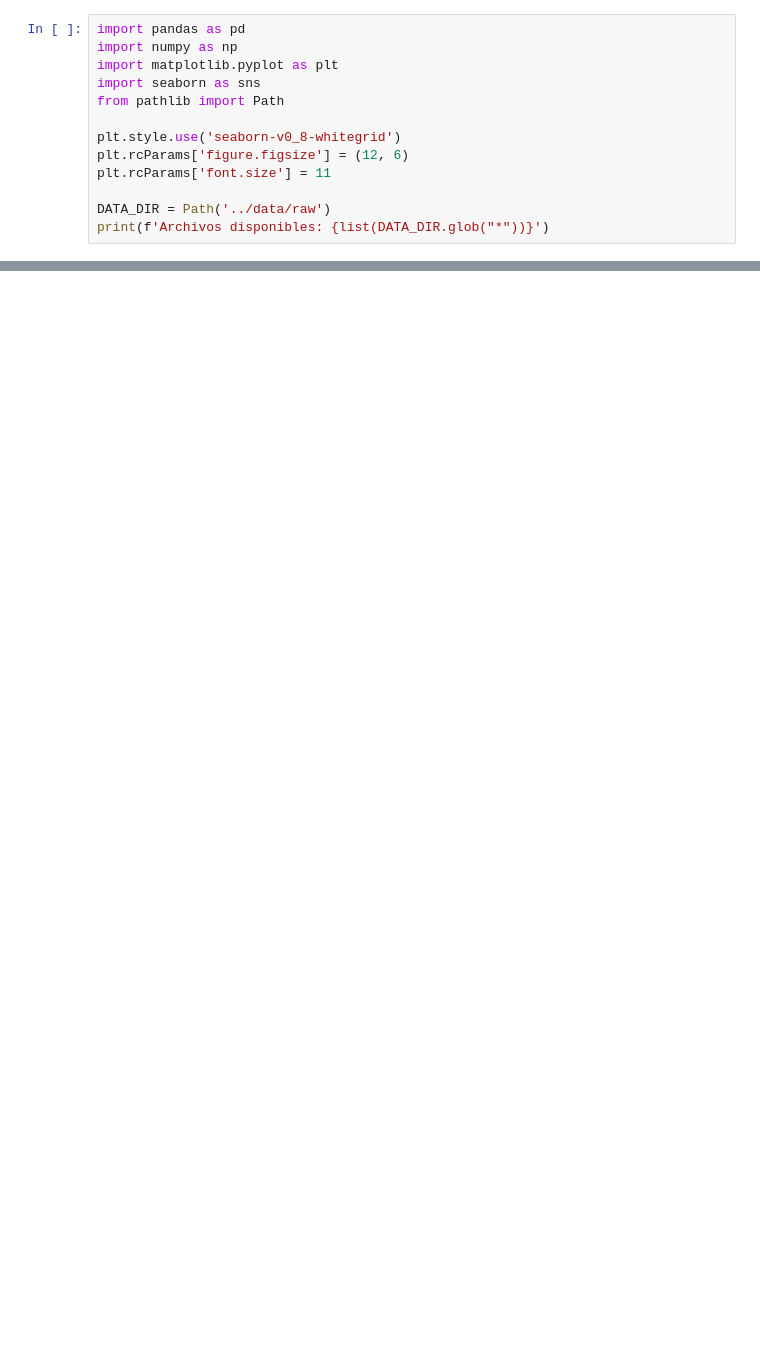
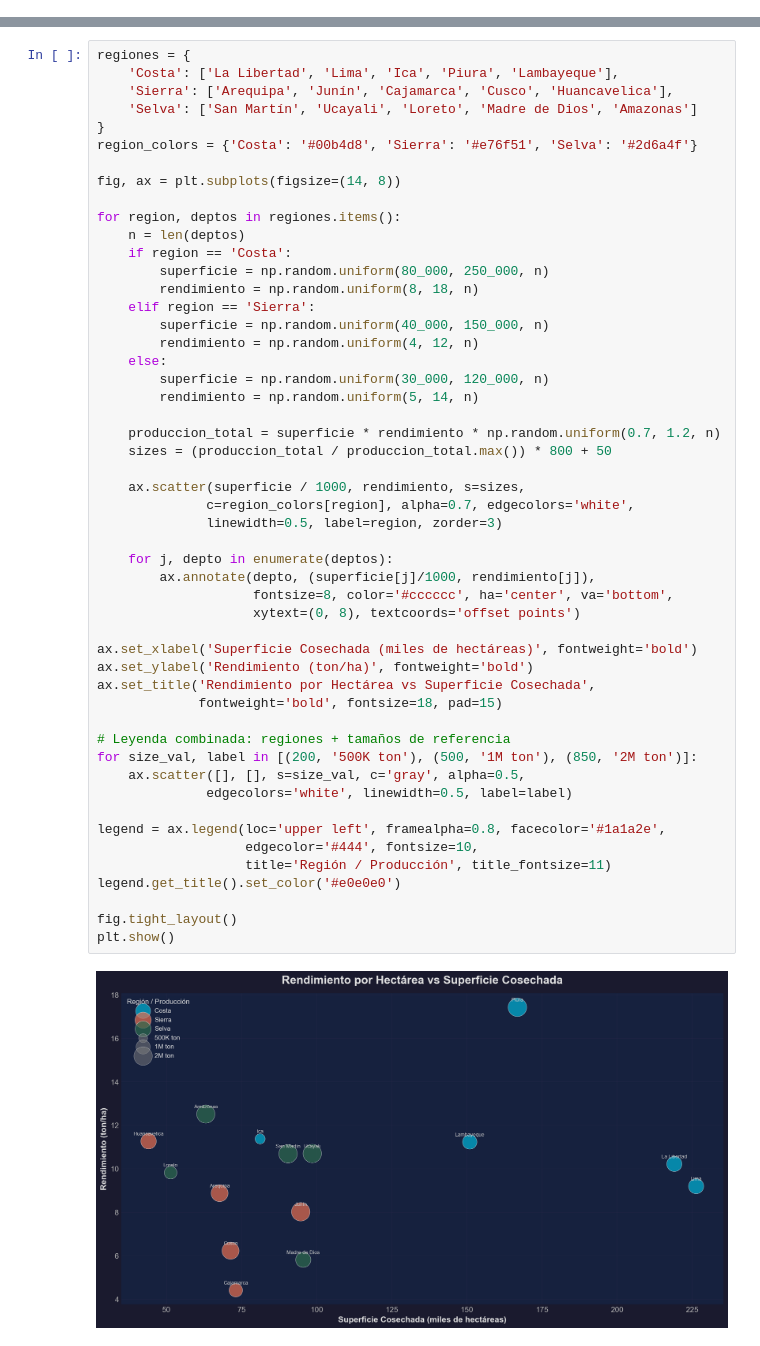
Before and after one commit to giansocial/etl-midagri-peru, a Jupyter notebook: notebooks/01_analisis_exploratorio.ipynb, the cells around one changed output, grey strips where cells are left out. Drawn from its saved outputs; the diff is of its cells as text; blank space fills up the shorter version.

```diff
--- a/notebooks/01_analisis_exploratorio.ipynb
+++ b/notebooks/01_analisis_exploratorio.ipynb
@@ -18,13 +0,0 @@ distribuciones, relaciones y anomalias antes de construir el pipeline ETL.
-# %%
-import pandas as pd
-import numpy as np
-import matplotlib.pyplot as plt
-import seaborn as sns
-from pathlib import Path
-
-plt.style.use('seaborn-v0_8-whitegrid')
-plt.rcParams['figure.figsize'] = (12, 6)
-plt.rcParams['font.size'] = 11
-
-DATA_DIR = Path('../data/raw')
-print(f'Archivos disponibles: {list(DATA_DIR.glob("*"))}')
@@ -225,0 +117,53 @@ for col in numeric_cols:
+# %%
+regiones = {
+    'Costa': ['La Libertad', 'Lima', 'Ica', 'Piura', 'Lambayeque'],
+    'Sierra': ['Arequipa', 'Junín', 'Cajamarca', 'Cusco', 'Huancavelica'],
+    'Selva': ['San Martín', 'Ucayali', 'Loreto', 'Madre de Dios', 'Amazonas']
+}
+region_colors = {'Costa': '#00b4d8', 'Sierra': '#e76f51', 'Selva': '#2d6a4f'}
+
+fig, ax = plt.subplots(figsize=(14, 8))
+
+for region, deptos in regiones.items():
+    n = len(deptos)
+    if region == 'Costa':
+        superficie = np.random.uniform(80_000, 250_000, n)
+        rendimiento = np.random.uniform(8, 18, n)
+    elif region == 'Sierra':
+        superficie = np.random.uniform(40_000, 150_000, n)
+        rendimiento = np.random.uniform(4, 12, n)
+    else:
+        superficie = np.random.uniform(30_000, 120_000, n)
+        rendimiento = np.random.uniform(5, 14, n)
+
+    produccion_total = superficie * rendimiento * np.random.uniform(0.7, 1.2, n)
+    sizes = (produccion_total / produccion_total.max()) * 800 + 50
+
+    ax.scatter(superficie / 1000, rendimiento, s=sizes,
+              c=region_colors[region], alpha=0.7, edgecolors='white',
+              linewidth=0.5, label=region, zorder=3)
+
+    for j, depto in enumerate(deptos):
+        ax.annotate(depto, (superficie[j]/1000, rendimiento[j]),
+                    fontsize=8, color='#cccccc', ha='center', va='bottom',
+                    xytext=(0, 8), textcoords='offset points')
+
+ax.set_xlabel('Superficie Cosechada (miles de hectáreas)', fontweight='bold')
+ax.set_ylabel('Rendimiento (ton/ha)', fontweight='bold')
+ax.set_title('Rendimiento por Hectárea vs Superficie Cosechada',
+             fontweight='bold', fontsize=18, pad=15)
+
+# Leyenda combinada: regiones + tamaños de referencia
+for size_val, label in [(200, '500K ton'), (500, '1M ton'), (850, '2M ton')]:
+    ax.scatter([], [], s=size_val, c='gray', alpha=0.5,
+              edgecolors='white', linewidth=0.5, label=label)
+
+legend = ax.legend(loc='upper left', framealpha=0.8, facecolor='#1a1a2e',
+                   edgecolor='#444', fontsize=10,
+                   title='Región / Producción', title_fontsize=11)
+legend.get_title().set_color('#e0e0e0')
+
+fig.tight_layout()
+plt.show()
+# %% [output]
+[figure, added]
```
Also changed, not shown: parts of 27 cells of this notebook, 4 other files.
